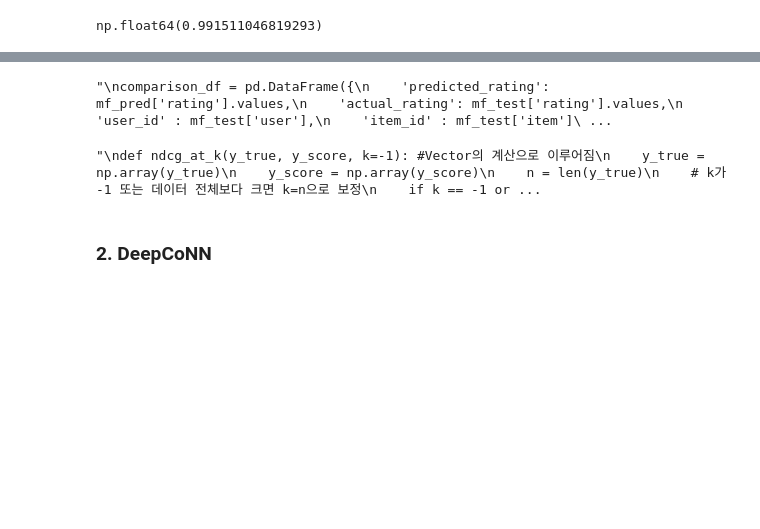
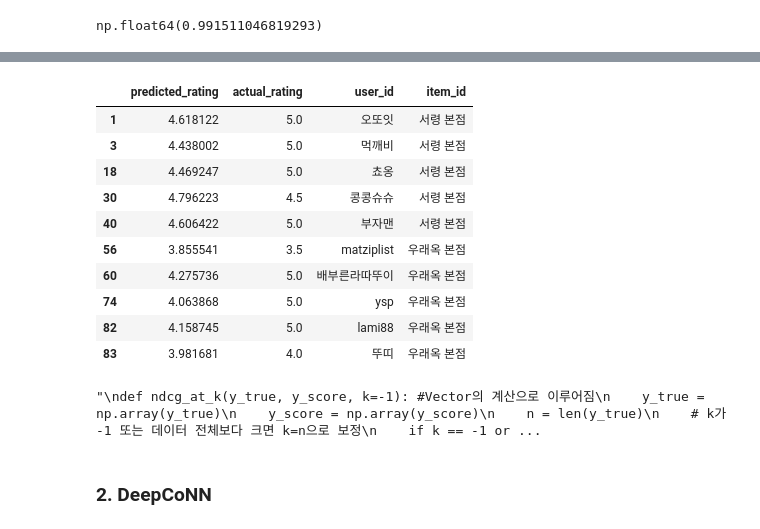
Before and after one commit to han942/vscode, a Jupyter notebook: projects/rating_recsys/diningcode_analysis.ipynb, the cells around one changed output, grey strips where cells are left out. Cells and saved outputs as stored; diff of their text form; code cells hidden in the pictures; blank space fills up the shorter version.

```diff
--- a/projects/rating_recsys/diningcode_analysis.ipynb
+++ b/projects/rating_recsys/diningcode_analysis.ipynb
@@ -182,17 +182,25 @@ def get_top_p_recommendations(df, user_id, p=5):
     return top_k_items[['item_id', 'predicted_rating', 'actual_rating']]
 # %%
 # Create a comparison dataframe
-"""
 comparison_df = pd.DataFrame({
     'predicted_rating': mf_pred['rating'].values,
     'actual_rating': mf_test['rating'].values,
     'user_id' : mf_test['user'],
     'item_id' : mf_test['item']
 })
 comparison_df.head(10)
-"""
 # %% [output]
-"\ncomparison_df = pd.DataFrame({\n    'predicted_rating': mf_pred['rating'].values,\n    'actual_rating': mf_test['rating'].values,\n    'user_id' : mf_test['user'],\n    'item_id' : mf_test['item']\ ...
+|  | predicted_rating | actual_rating | user_id | item_id |
+| 1 | 4.618122 | 5.0 | 오또잇 | 서령 본점 |
+| 3 | 4.438002 | 5.0 | 먹깨비 | 서령 본점 |
+| 18 | 4.469247 | 5.0 | 쵸옹 | 서령 본점 |
+| 30 | 4.796223 | 4.5 | 콩콩슈슈 | 서령 본점 |
+| 40 | 4.606422 | 5.0 | 부자맨 | 서령 본점 |
+| 56 | 3.855541 | 3.5 | matziplist | 우래옥 본점 |
+| 60 | 4.275736 | 5.0 | 배부른라따뚜이 | 우래옥 본점 |
+| 74 | 4.063868 | 5.0 | ysp | 우래옥 본점 |
+| 82 | 4.158745 | 5.0 | lami88 | 우래옥 본점 |
+| 83 | 3.981681 | 4.0 | 뚜띠 | 우래옥 본점 |
 # %%
 """
 def ndcg_at_k(y_true, y_score, k=-1): #Vector의 계산으로 이루어짐
```
Also changed, not shown: parts of 14 cells of this notebook, 2 other files.
